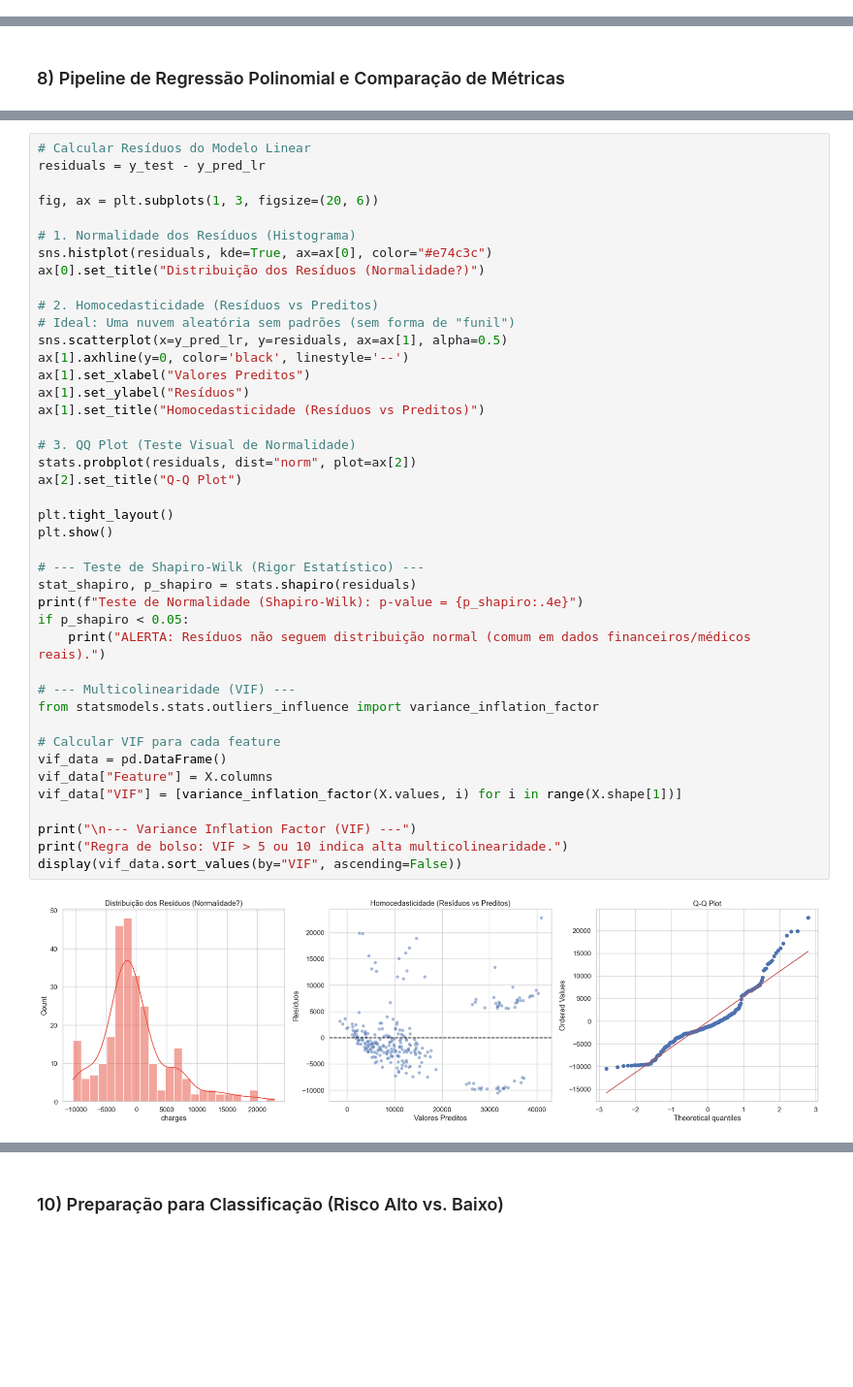
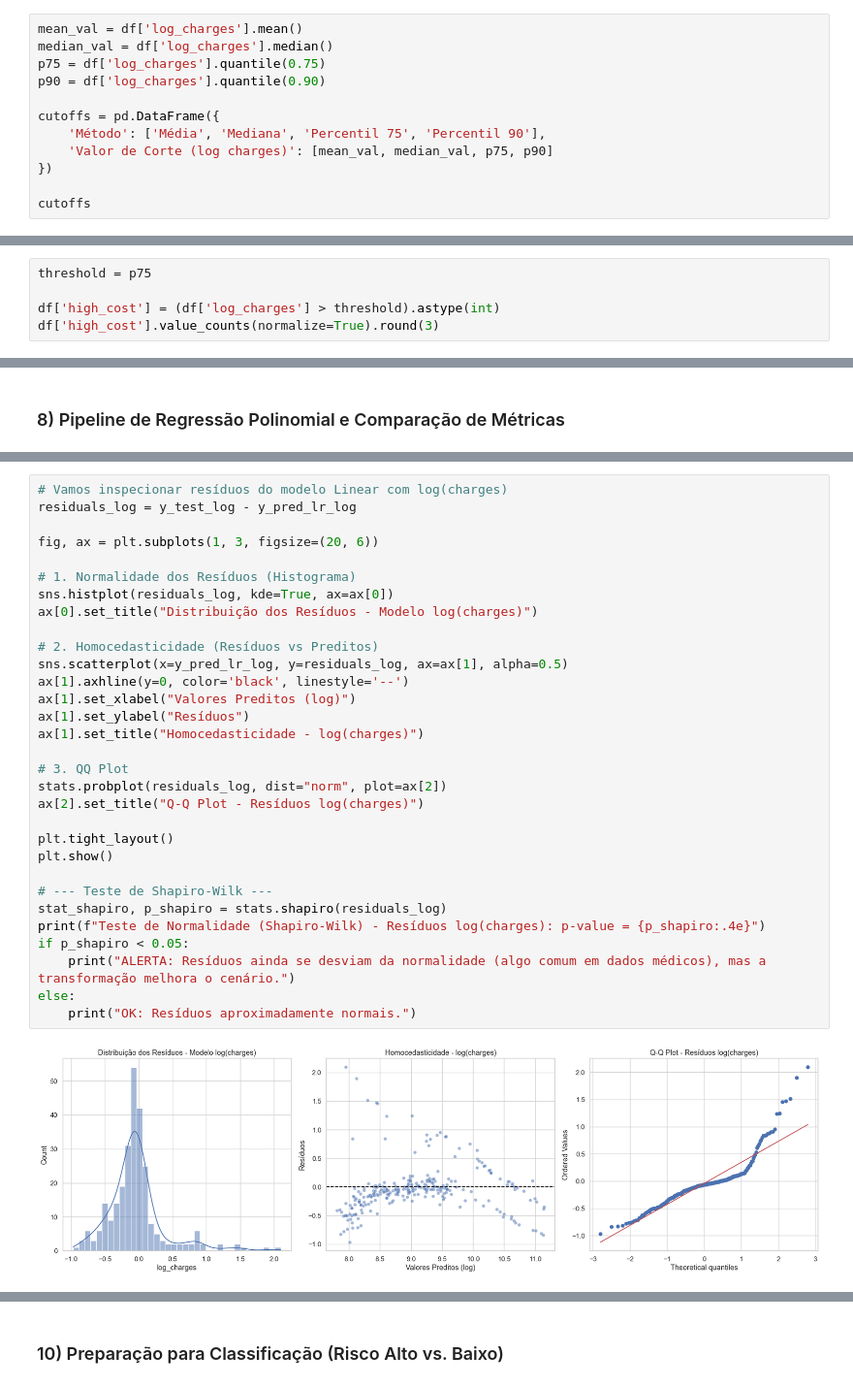
Before and after one commit to FilipeSucupira/projeto-estatistica-custos-medicos, a Jupyter notebook: notebook.ipynb, the cells around one changed output, grey strips where cells are left out. Shown at 97% size. Saved outputs shown, nothing was run; the diff lists cells and outputs as text; blank space fills up the shorter version.

```diff
--- a/notebook.ipynb
+++ b/notebook.ipynb
@@ -541,0 +618,12 @@ CONCLUSÃO: A região tem impacto estatisticamente relevante nos custos.
+# %%
+mean_val = df['log_charges'].mean()
+median_val = df['log_charges'].median()
+p75 = df['log_charges'].quantile(0.75)
+p90 = df['log_charges'].quantile(0.90)
+
+cutoffs = pd.DataFrame({
+    'Método': ['Média', 'Mediana', 'Percentil 75', 'Percentil 90'],
+    'Valor de Corte (log charges)': [mean_val, median_val, p75, p90]
+})
+
+cutoffs
@@ -541,0 +636,5 @@ CONCLUSÃO: A região tem impacto estatisticamente relevante nos custos.
+# %%
+threshold = p75
+
+df['high_cost'] = (df['log_charges'] > threshold).astype(int)
+df['high_cost'].value_counts(normalize=True).round(3)
@@ -703,44 +850,33 @@ R²:   0.8666
 # %%
-# Calcular Resíduos do Modelo Linear
-residuals = y_test - y_pred_lr
+# Vamos inspecionar resíduos do modelo Linear com log(charges)
+residuals_log = y_test_log - y_pred_lr_log
 
 fig, ax = plt.subplots(1, 3, figsize=(20, 6))
 
 # 1. Normalidade dos Resíduos (Histograma)
-sns.histplot(residuals, kde=True, ax=ax[0], color="#e74c3c")
-ax[0].set_title("Distribuição dos Resíduos (Normalidade?)")
+sns.histplot(residuals_log, kde=True, ax=ax[0])
+ax[0].set_title("Distribuição dos Resíduos - Modelo log(charges)")
 
 # 2. Homocedasticidade (Resíduos vs Preditos)
-# Ideal: Uma nuvem aleatória sem padrões (sem forma de "funil")
-sns.scatterplot(x=y_pred_lr, y=residuals, ax=ax[1], alpha=0.5)
+sns.scatterplot(x=y_pred_lr_log, y=residuals_log, ax=ax[1], alpha=0.5)
 ax[1].axhline(y=0, color='black', linestyle='--')
-ax[1].set_xlabel("Valores Preditos")
+ax[1].set_xlabel("Valores Preditos (log)")
 ax[1].set_ylabel("Resíduos")
-ax[1].set_title("Homocedasticidade (Resíduos vs Preditos)")
+ax[1].set_title("Homocedasticidade - log(charges)")
 
-# 3. QQ Plot (Teste Visual de Normalidade)
-stats.probplot(residuals, dist="norm", plot=ax[2])
-ax[2].set_title("Q-Q Plot")
+# 3. QQ Plot
+stats.probplot(residuals_log, dist="norm", plot=ax[2])
+ax[2].set_title("Q-Q Plot - Resíduos log(charges)")
 
 plt.tight_layout()
 plt.show()
 
-# --- Teste de Shapiro-Wilk (Rigor Estatístico) ---
-stat_shapiro, p_shapiro = stats.shapiro(residuals)
-print(f"Teste de Normalidade (Shapiro-Wilk): p-value = {p_shapiro:.4e}")
+# --- Teste de Shapiro-Wilk ---
+stat_shapiro, p_shapiro = stats.shapiro(residuals_log)
+print(f"Teste de Normalidade (Shapiro-Wilk) - Resíduos log(charges): p-value = {p_shapiro:.4e}")
 if p_shapiro < 0.05:
-    print("ALERTA: Resíduos não seguem distribuição normal (comum em dados financeiros/médicos reais).")
-
-# --- Multicolinearidade (VIF) ---
-from statsmodels.stats.outliers_influence import variance_inflation_factor
-
-# Calcular VIF para cada feature
-vif_data = pd.DataFrame()
-vif_data["Feature"] = X.columns
-vif_data["VIF"] = [variance_inflation_factor(X.values, i) for i in range(X.shape[1])]
-
-print("\n--- Variance Inflation Factor (VIF) ---")
-print("Regra de bolso: VIF > 5 ou 10 indica alta multicolinearidade.")
-display(vif_data.sort_values(by="VIF", ascending=False))
+    print("ALERTA: Resíduos ainda se desviam da normalidade (algo comum em dados médicos), mas a transformação melhora o cenário.")
+else:
+    print("OK: Resíduos aproximadamente normais.")
 # %% [output]
-[figure, old version]
+[figure, new version]
```
Also changed, not shown: parts of 62 cells of this notebook, 1 other file.
